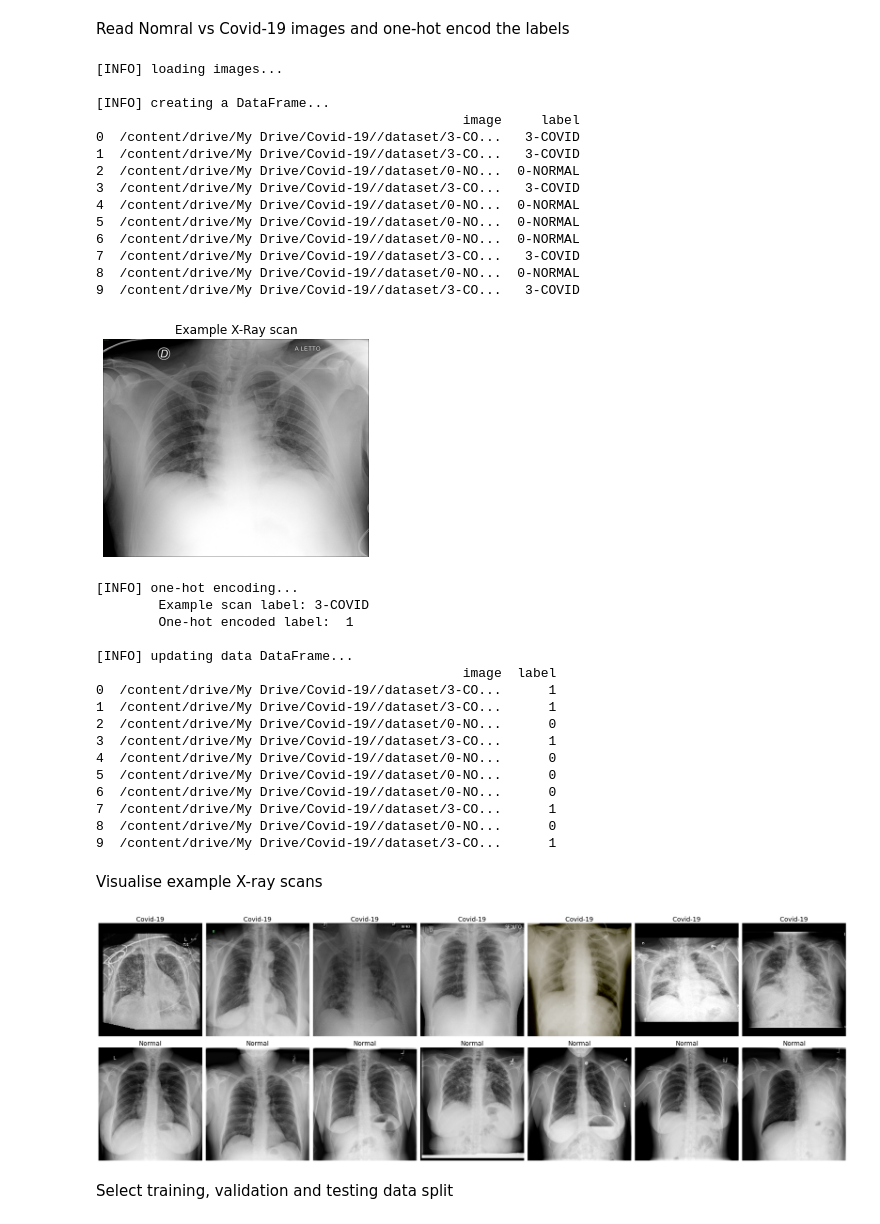
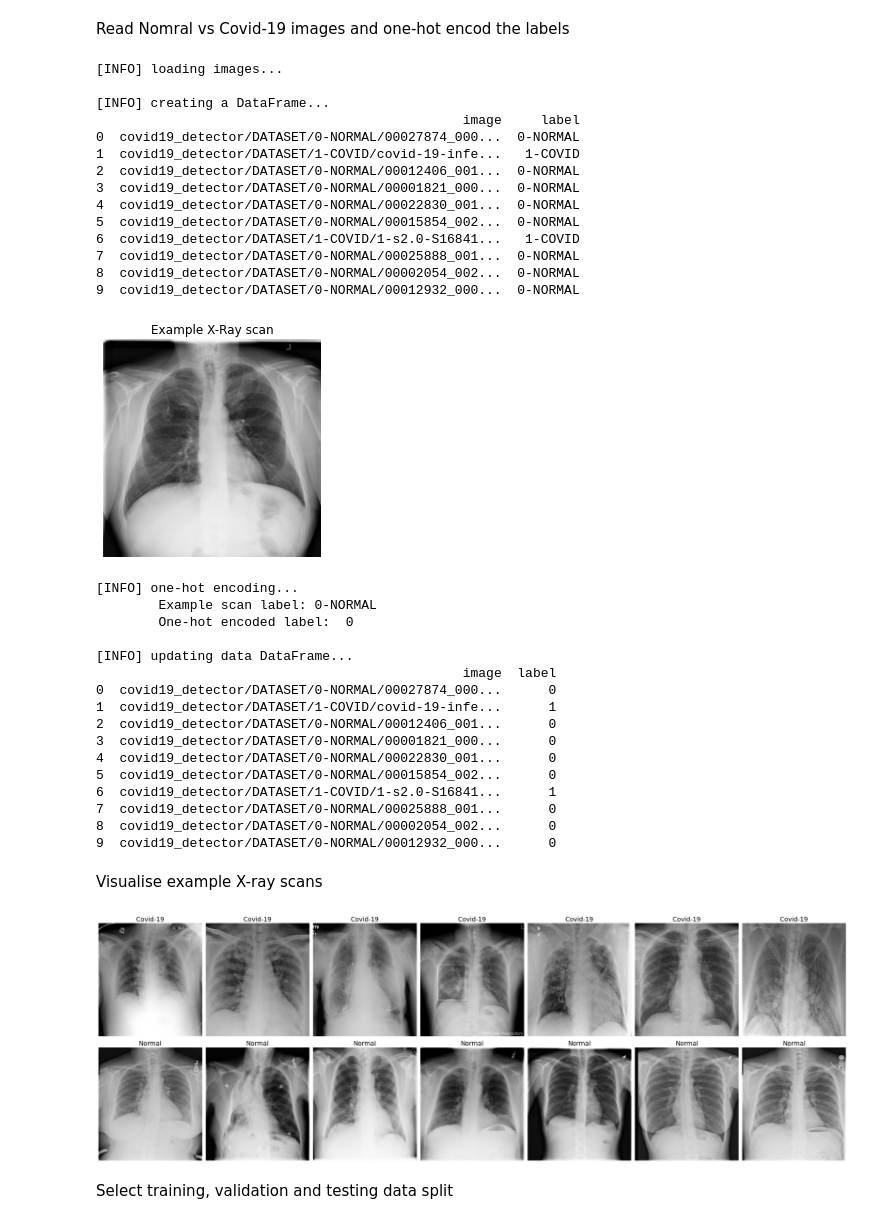
Before and after one commit to rekalantar/Covid19_Detector, a Jupyter notebook: Covid19.ipynb, the cells around one changed output. Cells and saved outputs as stored; diff of their text form; code cells hidden in the pictures.

```diff
--- a/Covid19.ipynb
+++ b/Covid19.ipynb
@@ -74,7 +76,7 @@ path = '/content/drive/My Drive/Covid-19/'
 # %% [markdown]
 Read Nomral vs Covid-19 images and one-hot encod the labels
 # %%
-dataset_path = f'{path}/dataset'
+dataset_path = 'covid19_detector/DATASET'
 
 # Read all files from path
 print("[INFO] loading images...")
@@ -94,61 +96,61 @@ for imagePath in imagePaths:
       data.append((imagePath,label))
       n += 1
 
-    elif label == '3-COVID':
+    elif label == '1-COVID':
       data.append((imagePath,label))
 
 print('\n[INFO] creating a DataFrame...')
 # Get a pandas dataframe from the data we have in our list
 data = pd.DataFrame(data, columns=['image', 'label'],index=None)
 
 # Shuffle the data
 data = data.sample(frac=1.).reset_index(drop=True)
 print(data.head(10))
 
 tmp_img = plt.imread(data["image"][0])
 show_image(tmp_img)
 del tmp_img
 
 # perform one-hot encoding on the labels
 print('\n[INFO] one-hot encoding...')
 print('\tExample scan label:', data["label"][0])
 
 data["label"] = LabelEncoder().fit_transform(data["label"])
 print('\tOne-hot encoded label: ',data["label"][0])
 print('\n[INFO] updating data DataFrame...')
 print(data.head(10))
 # %% [output]
 [INFO] loading images...
 
 [INFO] creating a DataFrame...
                                                image     label
-0  /content/drive/My Drive/Covid-19//dataset/3-CO...   3-COVID
-1  /content/drive/My Drive/Covid-19//dataset/3-CO...   3-COVID
-2  /content/drive/My Drive/Covid-19//dataset/0-NO...  0-NORMAL
-3  /content/drive/My Drive/Covid-19//dataset/3-CO...   3-COVID
-4  /content/drive/My Drive/Covid-19//dataset/0-NO...  0-NORMAL
-5  /content/drive/My Drive/Covid-19//dataset/0-NO...  0-NORMAL
-6  /content/drive/My Drive/Covid-19//dataset/0-NO...  0-NORMAL
-7  /content/drive/My Drive/Covid-19//dataset/3-CO...   3-COVID
-8  /content/drive/My Drive/Covid-19//dataset/0-NO...  0-NORMAL
-9  /content/drive/My Drive/Covid-19//dataset/3-CO...   3-COVID
+0  covid19_detector/DATASET/0-NORMAL/00027874_000...  0-NORMAL
+1  covid19_detector/DATASET/1-COVID/covid-19-infe...   1-COVID
+2  covid19_detector/DATASET/0-NORMAL/00012406_001...  0-NORMAL
+3  covid19_detector/DATASET/0-NORMAL/00001821_000...  0-NORMAL
+4  covid19_detector/DATASET/0-NORMAL/00022830_001...  0-NORMAL
+5  covid19_detector/DATASET/0-NORMAL/00015854_002...  0-NORMAL
+6  covid19_detector/DATASET/1-COVID/1-s2.0-S16841...   1-COVID
+7  covid19_detector/DATASET/0-NORMAL/00025888_001...  0-NORMAL
+8  covid19_detector/DATASET/0-NORMAL/00002054_002...  0-NORMAL
+9  covid19_detector/DATASET/0-NORMAL/00012932_000...  0-NORMAL
-[figure, old version]
+[figure, new version]
 [INFO] one-hot encoding...
-        Example scan label: 3-COVID
-        One-hot encoded label:  1
+        Example scan label: 0-NORMAL
+        One-hot encoded label:  0
 
 [INFO] updating data DataFrame...
                                                image  label
-0  /content/drive/My Drive/Covid-19//dataset/3-CO...      1
-1  /content/drive/My Drive/Covid-19//dataset/3-CO...      1
-2  /content/drive/My Drive/Covid-19//dataset/0-NO...      0
-3  /content/drive/My Drive/Covid-19//dataset/3-CO...      1
-4  /content/drive/My Drive/Covid-19//dataset/0-NO...      0
-5  /content/drive/My Drive/Covid-19//dataset/0-NO...      0
-6  /content/drive/My Drive/Covid-19//dataset/0-NO...      0
-7  /content/drive/My Drive/Covid-19//dataset/3-CO...      1
-8  /content/drive/My Drive/Covid-19//dataset/0-NO...      0
-9  /content/drive/My Drive/Covid-19//dataset/3-CO...      1
+0  covid19_detector/DATASET/0-NORMAL/00027874_000...      0
+1  covid19_detector/DATASET/1-COVID/covid-19-infe...      1
+2  covid19_detector/DATASET/0-NORMAL/00012406_001...      0
+3  covid19_detector/DATASET/0-NORMAL/00001821_000...      0
+4  covid19_detector/DATASET/0-NORMAL/00022830_001...      0
+5  covid19_detector/DATASET/0-NORMAL/00015854_002...      0
+6  covid19_detector/DATASET/1-COVID/1-s2.0-S16841...      1
+7  covid19_detector/DATASET/0-NORMAL/00025888_001...      0
+8  covid19_detector/DATASET/0-NORMAL/00002054_002...      0
+9  covid19_detector/DATASET/0-NORMAL/00012932_000...      0
 # %% [markdown]
 Visualise example X-ray scans
 # %%
@@ -180,7 +182,7 @@ for i in range(sample_num*2):
 plt.tight_layout()
 plt.show()
 # %% [output]
-[figure, old version]
+[figure, new version]
 # %% [markdown]
 
 Select training, validation and testing data split
```
Also changed, not shown: parts of 9 cells of this notebook.
